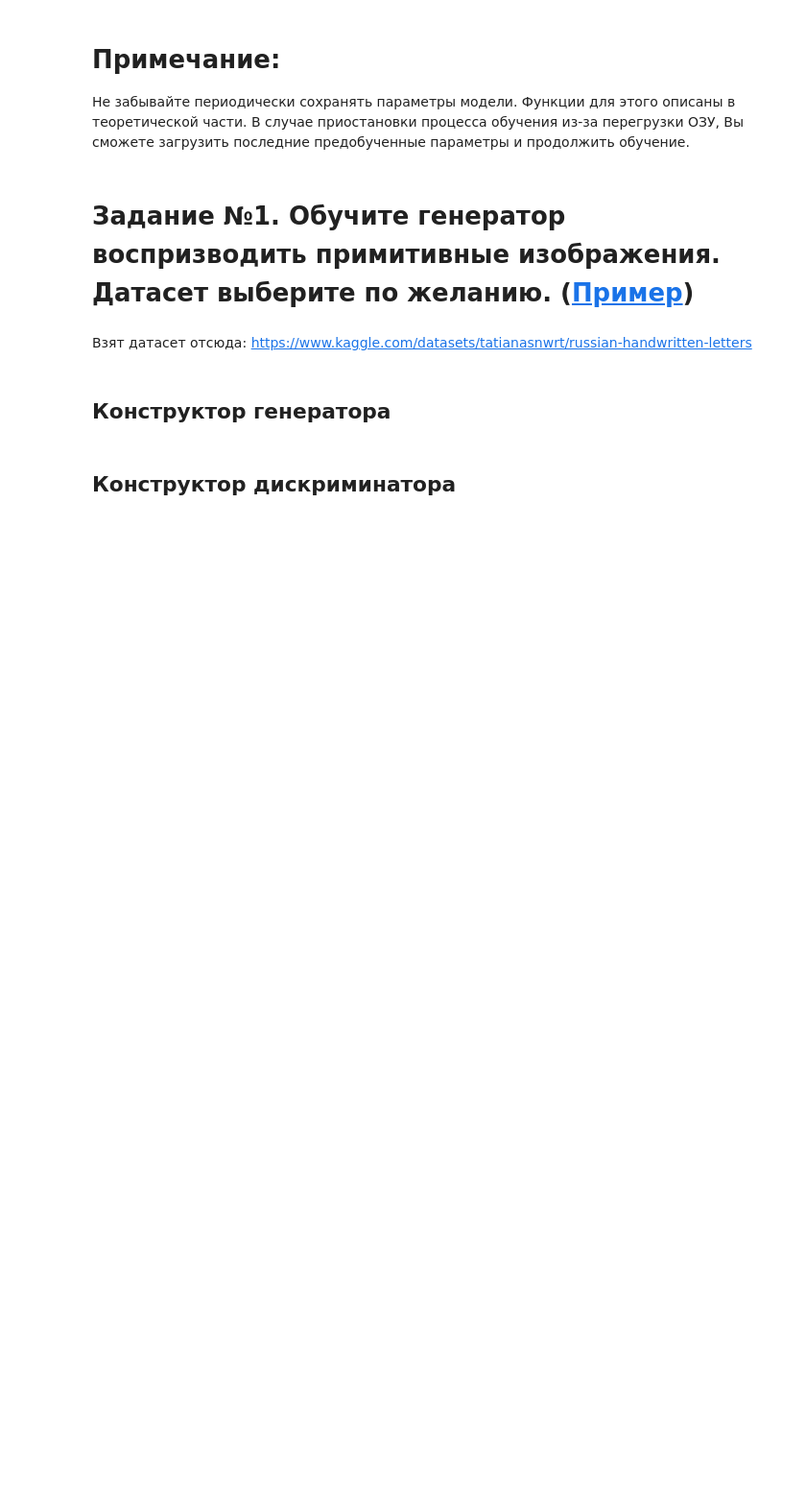
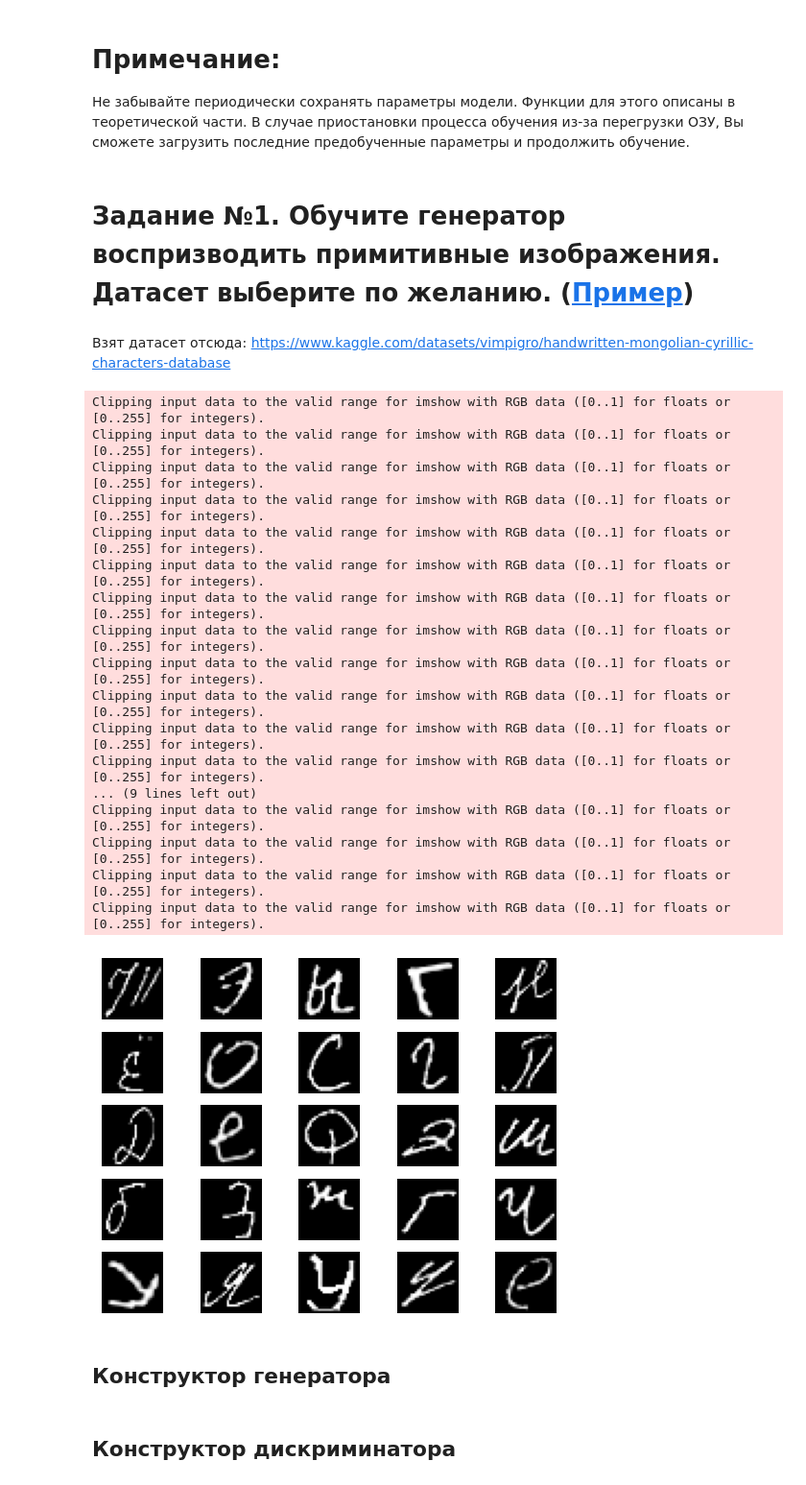
Before and after one commit to Flexlug/DeepLearning, a Jupyter notebook: Homework8/Homework8Part1.ipynb, the cells around one changed output. Shown at 96% size. Drawn from its saved outputs; the diff is of its cells as text; code cells hidden in the pictures; blank space fills up the shorter version.

```diff
--- a/Homework8/Homework8Part1.ipynb
+++ b/Homework8/Homework8Part1.ipynb
@@ -10,7 +10,41 @@
 # **Задание №1.** Обучите генератор воспризводить примитивные изображения. Датасет выберите по желанию. ([Пример](https://www.kaggle.com/datasets/sagyamthapa/handwritten-math-symbols))
 # %% [markdown]
 Взят датасет отсюда:
-https://www.kaggle.com/datasets/tatianasnwrt/russian-handwritten-letters
+https://www.kaggle.com/datasets/vimpigro/handwritten-mongolian-cyrillic-characters-database
+# %%
+r, c = 5, 5
+fig, axs = plt.subplots(r, c)
+cnt = 0
+idx = np.random.randint(0, X_train.shape[0], 25)
+imgs = X_train[idx]
+
+for i in range(r):
+    for j in range(c):
+        img = cv2.cvtColor(imgs[cnt], cv2.COLOR_BGR2RGB)
+        axs[i,j].imshow(img)
+        axs[i,j].axis('off')
+        cnt += 1
+
+plt.show()
+# %% [output]
+Clipping input data to the valid range for imshow with RGB data ([0..1] for floats or [0..255] for integers).
+Clipping input data to the valid range for imshow with RGB data ([0..1] for floats or [0..255] for integers).
+Clipping input data to the valid range for imshow with RGB data ([0..1] for floats or [0..255] for integers).
+Clipping input data to the valid range for imshow with RGB data ([0..1] for floats or [0..255] for integers).
+Clipping input data to the valid range for imshow with RGB data ([0..1] for floats or [0..255] for integers).
+Clipping input data to the valid range for imshow with RGB data ([0..1] for floats or [0..255] for integers).
+Clipping input data to the valid range for imshow with RGB data ([0..1] for floats or [0..255] for integers).
+Clipping input data to the valid range for imshow with RGB data ([0..1] for floats or [0..255] for integers).
+Clipping input data to the valid range for imshow with RGB data ([0..1] for floats or [0..255] for integers).
+Clipping input data to the valid range for imshow with RGB data ([0..1] for floats or [0..255] for integers).
+Clipping input data to the valid range for imshow with RGB data ([0..1] for floats or [0..255] for integers).
+Clipping input data to the valid range for imshow with RGB data ([0..1] for floats or [0..255] for integers).
+... (9 lines left out)
+Clipping input data to the valid range for imshow with RGB data ([0..1] for floats or [0..255] for integers).
+Clipping input data to the valid range for imshow with RGB data ([0..1] for floats or [0..255] for integers).
+Clipping input data to the valid range for imshow with RGB data ([0..1] for floats or [0..255] for integers).
+Clipping input data to the valid range for imshow with RGB data ([0..1] for floats or [0..255] for integers).
+[figure, added]
 # %%
 from keras.datasets import mnist
 from keras.layers import Input, Dense, Reshape, Flatten
```
Also changed, not shown: parts of 40 cells of this notebook, 1 other file.
